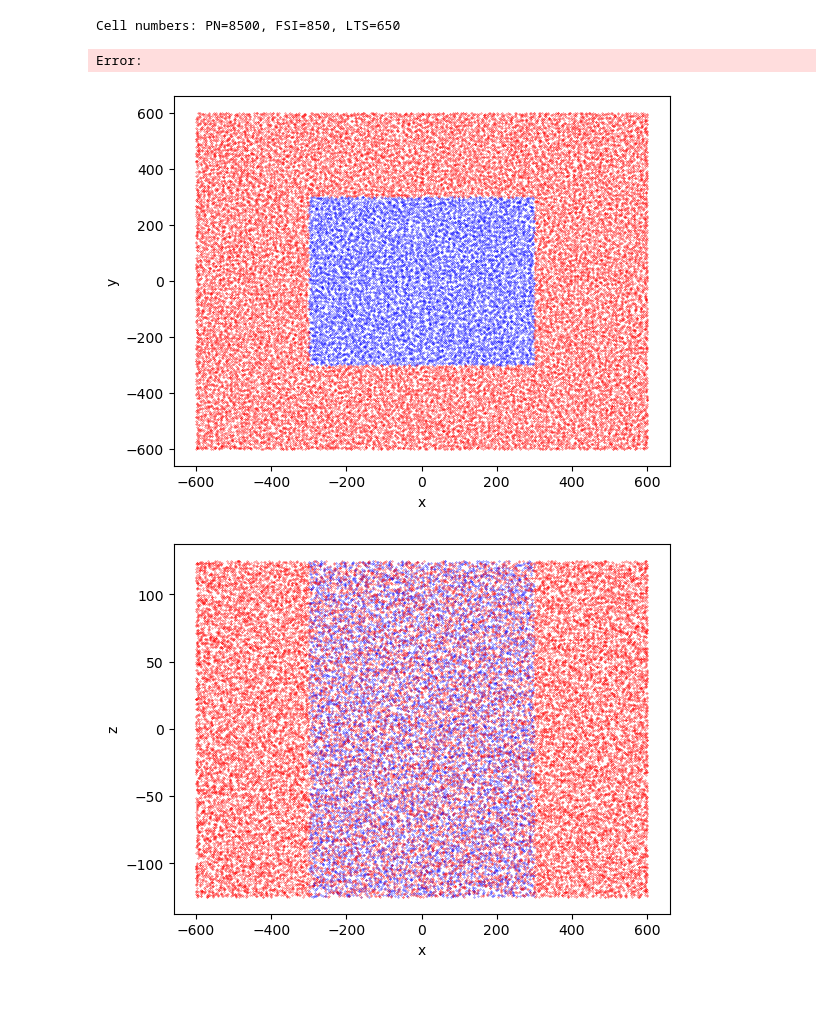
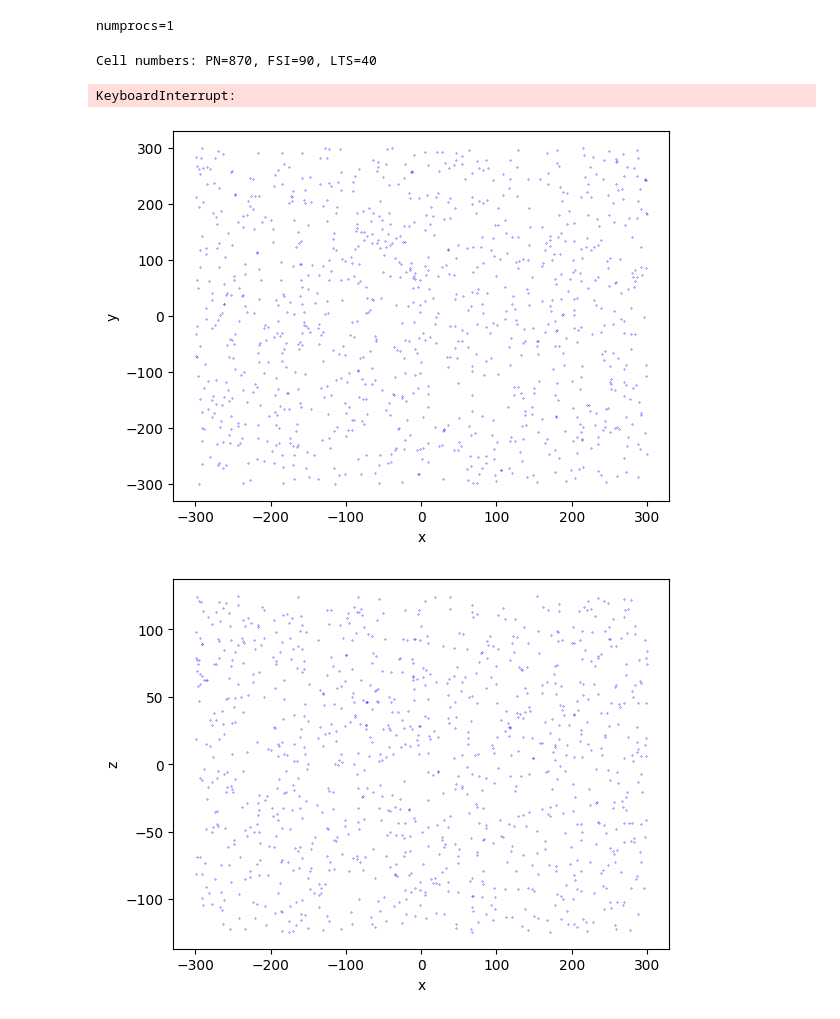
Before and after one commit to GregGlickert/L2-3-Model, a Jupyter notebook: Network-Parameters/build_network_test.ipynb, the cells around one changed output. Cells and saved outputs as stored; diff of their text form; code cells hidden in the pictures.

```diff
--- a/Network-Parameters/build_network_test.ipynb
+++ b/Network-Parameters/build_network_test.ipynb
@@ -6,7 +6,15 @@ from bmtk.builder import NetworkBuilder
 from bmtk.utils.sim_setup import build_env_bionet
 import synapses
 from bmtool import connectors
-from bmtool.connectors import *
+from bmtool.connectors import (
+    spherical_dist, cylindrical_dist_z, GaussianDropoff, UniformInRange,
+    ReciprocalConnector, NormalizedReciprocalRate, UnidirectionConnector,
+    OneToOneSequentialConnector, GapJunction,
+    syn_dist_delay_feng_section_PN, syn_dist_delay_feng, syn_section_PN, syn_uniform_delay_section, CorrelatedGapJunction
+)
+from homogenousRules import homo_edge_probability_from_convergence
+# %% [output]
+numprocs=1
 # %%
 randseed = 1234
 rng = np.random.default_rng(randseed)
@@ -17,7 +25,7 @@ t_sim = 31000.0  # ms
 dt = 0.1  # ms
 
 # Network size and dimensions
-num_cells = 10000  # 10000
+num_cells = 1000  # 10000 3000 is roughly only many cells are in 400x200
 column_width, column_height = 600., 250.
 x_start, x_end = - column_width / 2, column_width / 2
 y_start, y_end = - column_width / 2, column_width / 2
@@ -25,10 +33,10 @@ z_start, z_end = - column_height / 2, column_height / 2
 
 # Distance constraint for all cells
 min_conn_dist = 16.0  # um. ~ PN soma diameter
-max_conn_dist = 99999 # 300 or np.inf
+max_conn_dist = 300  # or np.inf
 
 # When enabled, a shell of virtual cells will be created around the core cells.
-edge_effects = True
+edge_effects = False
 
 ##############################################################################
 ####################### Cell Proportions and Positions #######################
@@ -41,14 +49,12 @@ def num_prop(ratio, N):
 
 
 # Number of cells in each population.
-# Following 85/15 E/I equal PN is 85 and 57% FSI to 43% LTS for Interneurons
-# Corticopontine, Corticostriatal,
-# Fast Spiking Interneuron, Low Threshold Spiker
-num_PN, num_FSI, num_LTS = num_prop([85, 8.5, 6.5], num_cells)
+# Following 87/13 E/I with 9% PV and 4% SOM from Dura-Bernal el al 2023 model paper need real source
+num_PN, num_FSI, num_LTS = num_prop([87, 9, 4], num_cells)
 print('Cell numbers: ' + ', '.join(f'{c:s}={n:d}' for c, n in
     zip(['PN', 'FSI', 'LTS'], [num_PN, num_FSI, num_LTS])))
 # %% [output]
-Cell numbers: PN=8500, FSI=850, LTS=650
+Cell numbers: PN=870, FSI=90, LTS=40
 # %%
 # Generate random cell positions
 # Use poisson-disc sampling to generate positions with minimum distance limit.
@@ -64,7 +70,8 @@ def samples_in_core(samples):
 # Generate samples in cube with side_length
 side_length = max(column_width, column_height)
 if edge_effects:
-    side_length = max(column_width + 2 * max_conn_dist, column_height) # Extend by 2 * max_conn_dist
+    # Extend side length by 2 * max_conn_dist
+    side_length = max(column_width + 2 * max_conn_dist, column_height)
 
     # Compute the outer shell range. Extend the edge by max_conn_dist.
     shell_x_start, shell_y_start = np.array((x_start, y_start)) - max_conn_dist
@@ -133,30 +140,30 @@ pos_list = rng.choice(pos_list, num_cells, replace=False)
 if edge_effects:
     shell_pos_list = rng.choice(shell_pos_list, virt_num_cells, replace=False)
 
-    virt_num_CP, virt_num_CS, virt_num_FSI, virt_num_LTS = \
+    virt_num_PN, virt_num_FSI, virt_num_LTS = \
         num_prop([num_PN, num_FSI, num_LTS], virt_num_cells)
 
 # TODO: generate random orientations
 # %% [output]
-Error:
+KeyboardInterrupt:
 # %%
 import matplotlib.pyplot as plt
 
 markersize = 0.5
 
 plt.figure()
 plt.plot(pos_list[:, 0], pos_list[:, 1], 'b.', markersize=markersize)
-plt.plot(shell_pos_list[:, 0], shell_pos_list[:, 1], 'r.', markersize=markersize)
+#plt.plot(shell_pos_list[:, 0], shell_pos_list[:, 1], 'r.', markersize=markersize)
 plt.xlabel('x')
 plt.ylabel('y')
 
 plt.figure()
 plt.plot(pos_list[:, 0], pos_list[:, 2], 'b.', markersize=markersize)
-plt.plot(shell_pos_list[:, 0], shell_pos_list[:, 2], 'r.', markersize=markersize)
+#plt.plot(shell_pos_list[:, 0], shell_pos_list[:, 2], 'r.', markersize=markersize)
 plt.xlabel('x')
 plt.ylabel('z')
 
 plt.show()
 # %% [output]
-[figure, old version]
+[figure, new version]
-[figure, old version]
+[figure, new version]
```
Also changed, not shown: parts of 9 cells of this notebook, 54 other files.
